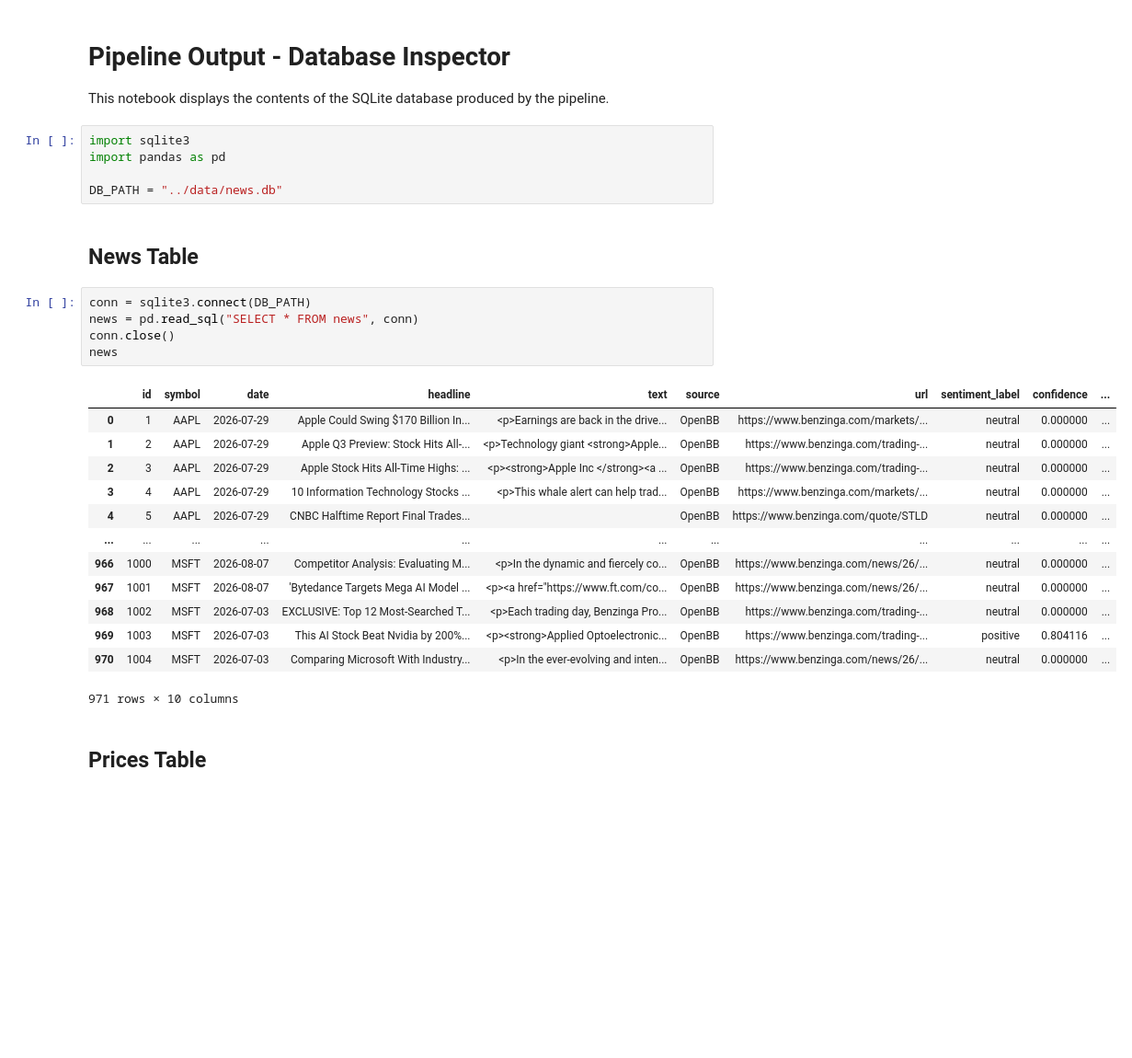
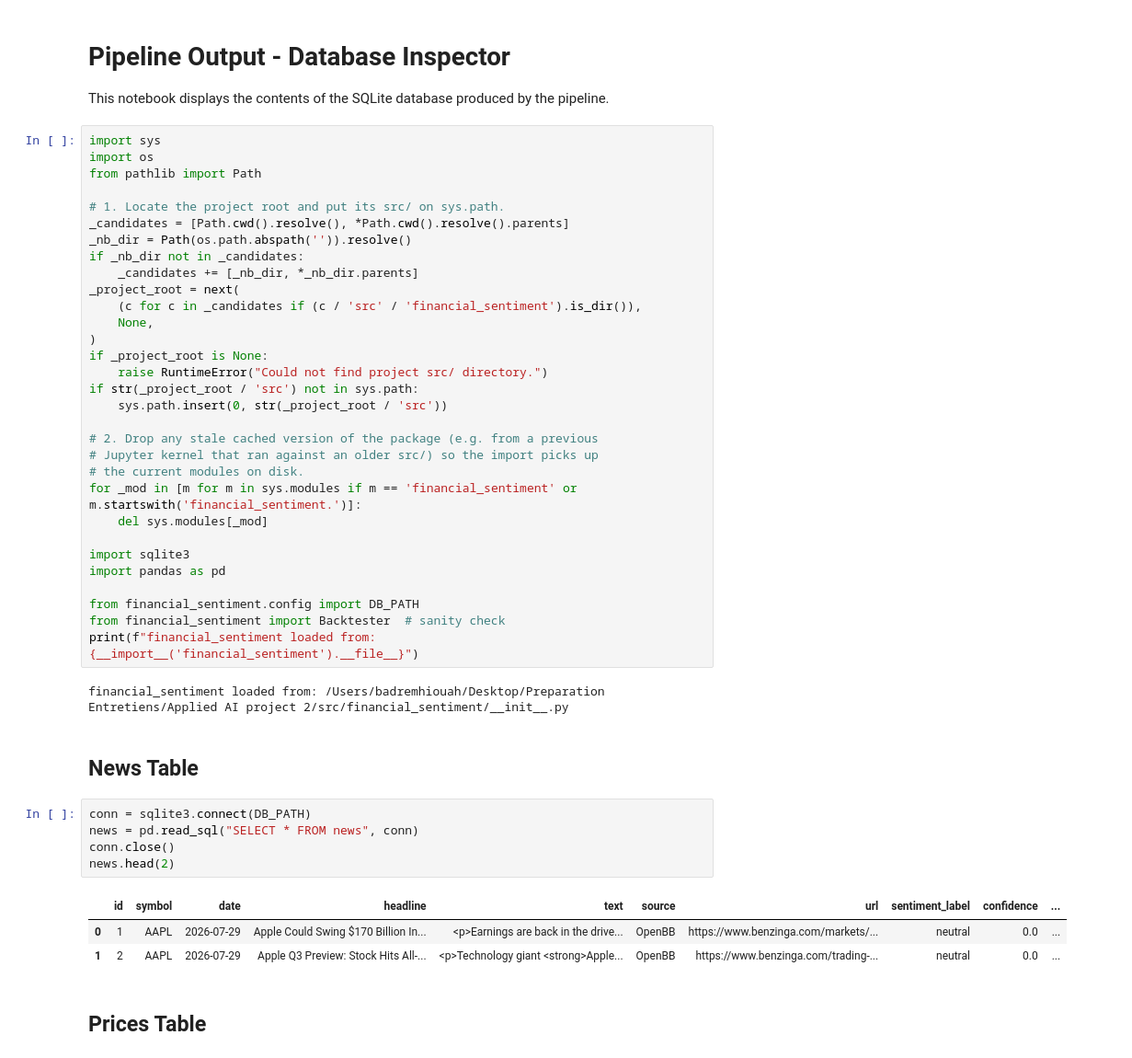
Before and after one commit to bmhiouah/Financial-news-sentiment-api, a Jupyter notebook: notebooks/demo.ipynb, the cells around one changed output. Shown at 92% size. Cells and saved outputs as stored; diff of their text form; blank space fills up the shorter version.

Commit message:
refactor: OOP pipeline + sentiment-driven backtester

```diff
--- a/notebooks/demo.ipynb
+++ b/notebooks/demo.ipynb
@@ -2,32 +2,50 @@
 # Pipeline Output - Database Inspector
 
 This notebook displays the contents of the SQLite database produced by the pipeline.
-# %%
-import sqlite3
-import pandas as pd
-
-DB_PATH = "../data/news.db"
+# %%
+import sys
+import os
+from pathlib import Path
+
+# 1. Locate the project root and put its src/ on sys.path.
+_candidates = [Path.cwd().resolve(), *Path.cwd().resolve().parents]
+_nb_dir = Path(os.path.abspath('')).resolve()
+if _nb_dir not in _candidates:
+    _candidates += [_nb_dir, *_nb_dir.parents]
+_project_root = next(
+    (c for c in _candidates if (c / 'src' / 'financial_sentiment').is_dir()),
+    None,
+)
+if _project_root is None:
+    raise RuntimeError("Could not find project src/ directory.")
+if str(_project_root / 'src') not in sys.path:
+    sys.path.insert(0, str(_project_root / 'src'))
+
+# 2. Drop any stale cached version of the package (e.g. from a previous
+# Jupyter kernel that ran against an older src/) so the import picks up
+# the current modules on disk.
+for _mod in [m for m in sys.modules if m == 'financial_sentiment' or m.startswith('financial_sentiment.')]:
+    del sys.modules[_mod]
+
+import sqlite3
+import pandas as pd
+
+from financial_sentiment.config import DB_PATH
+from financial_sentiment import Backtester  # sanity check
+print(f"financial_sentiment loaded from: {__import__('financial_sentiment').__file__}")
+# %% [output]
+financial_sentiment loaded from: /Users/badremhiouah/Desktop/Preparation Entretiens/Applied AI project 2/src/financial_sentiment/__init__.py
 # %% [markdown]
 ## News Table
 # %%
 conn = sqlite3.connect(DB_PATH)
 news = pd.read_sql("SELECT * FROM news", conn)
 conn.close()
-news
+news.head(2)
 # %% [output]
 |  | id | symbol | date | headline | text | source | url | sentiment_label | confidence | ... |
-| 0 | 1 | AAPL | 2026-07-29 | Apple Could Swing $170 Billion In... | <p>Earnings are back in the drive... | OpenBB | https://www.benzinga.com/markets/... | neutral | 0.000000 | ... |
-| 1 | 2 | AAPL | 2026-07-29 | Apple Q3 Preview: Stock Hits All-... | <p>Technology giant <strong>Apple... | OpenBB | https://www.benzinga.com/trading-... | neutral | 0.000000 | ... |
-| 2 | 3 | AAPL | 2026-07-29 | Apple Stock Hits All-Time Highs: ... | <p><strong>Apple Inc </strong><a ... | OpenBB | https://www.benzinga.com/trading-... | neutral | 0.000000 | ... |
-| 3 | 4 | AAPL | 2026-07-29 | 10 Information Technology Stocks ... | <p>This whale alert can help trad... | OpenBB | https://www.benzinga.com/markets/... | neutral | 0.000000 | ... |
-| 4 | 5 | AAPL | 2026-07-29 | CNBC Halftime Report Final Trades... |  | OpenBB | https://www.benzinga.com/quote/STLD | neutral | 0.000000 | ... |
-| ... | ... | ... | ... | ... | ... | ... | ... | ... | ... | ... |
-| 966 | 1000 | MSFT | 2026-08-07 | Competitor Analysis: Evaluating M... | <p>In the dynamic and fiercely co... | OpenBB | https://www.benzinga.com/news/26/... | neutral | 0.000000 | ... |
-| 967 | 1001 | MSFT | 2026-08-07 | 'Bytedance Targets Mega AI Model ... | <p><a href="https://www.ft.com/co... | OpenBB | https://www.benzinga.com/news/26/... | neutral | 0.000000 | ... |
-| 968 | 1002 | MSFT | 2026-07-03 | EXCLUSIVE: Top 12 Most-Searched T... | <p>Each trading day, Benzinga Pro... | OpenBB | https://www.benzinga.com/trading-... | neutral | 0.000000 | ... |
-| 969 | 1003 | MSFT | 2026-07-03 | This AI Stock Beat Nvidia by 200%... | <p><strong>Applied Optoelectronic... | OpenBB | https://www.benzinga.com/trading-... | positive | 0.804116 | ... |
-| 970 | 1004 | MSFT | 2026-07-03 | Comparing Microsoft With Industry... | <p>In the ever-evolving and inten... | OpenBB | https://www.benzinga.com/news/26/... | neutral | 0.000000 | ... |
+| 0 | 1 | AAPL | 2026-07-29 | Apple Could Swing $170 Billion In... | <p>Earnings are back in the drive... | OpenBB | https://www.benzinga.com/markets/... | neutral | 0.0 | ... |
+| 1 | 2 | AAPL | 2026-07-29 | Apple Q3 Preview: Stock Hits All-... | <p>Technology giant <strong>Apple... | OpenBB | https://www.benzinga.com/trading-... | neutral | 0.0 | ... |
-971 rows × 10 columns
 # %% [markdown]
 ## Prices Table
 # %%
```
Also changed, not shown: parts of 8 cells of this notebook, 35 other files.
